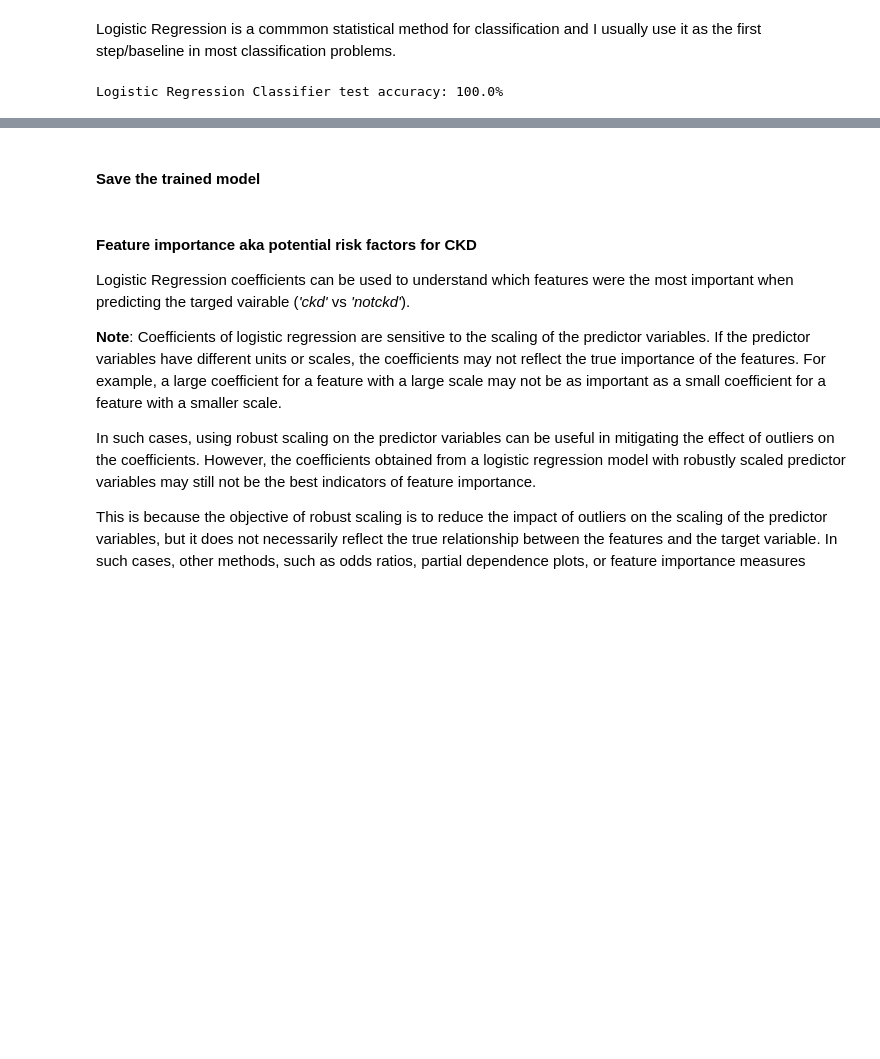
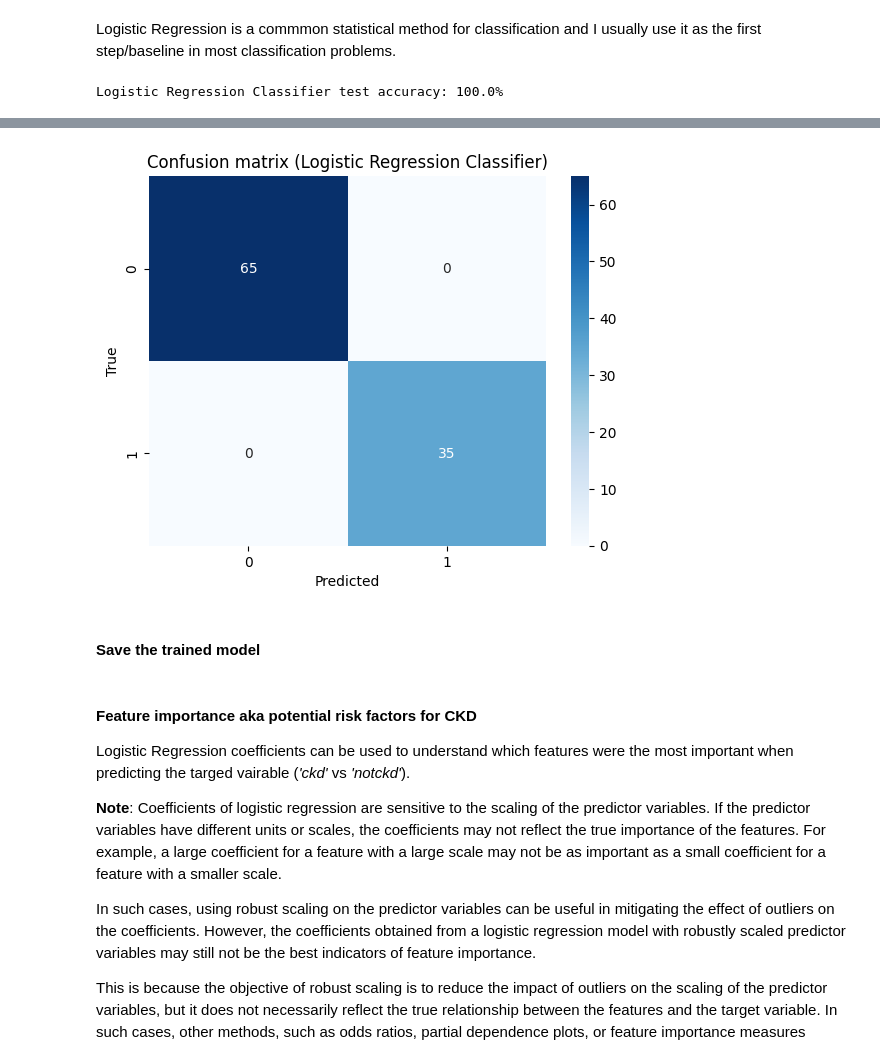
Before and after one commit to AniKhachatryan/ckd, a Jupyter notebook: code/CKD_AniKh_Wemanity.ipynb, the cells around one changed output, grey strips where cells are left out. Cells and saved outputs as stored; diff of their text form; code cells hidden in the pictures; blank space fills up the shorter version.

```diff
--- a/code/CKD_AniKh_Wemanity.ipynb
+++ b/code/CKD_AniKh_Wemanity.ipynb
@@ -501,7 +501,7 @@ lr_clf = LogisticRegression()
 lr_clf.fit(X_train, y_train)
 
 # predict on test data
-predictions = lr_clf.predict(X_test)
+y_pred_lr = lr_clf.predict(X_test)
 
 # score on test data
 score_lr = lr_clf.score(X_test, y_test)
@@ -515,3 +529,12 @@ However, since our dataset is very small, it might also be the case that the mod
+# %%
+# get the confusion matrix
+conf_mat_lr = confusion_matrix(y_test, y_pred_lr)
+
+# plot the confusion matrix
+s = sns.heatmap(conf_mat_lr, annot=True, fmt='g', cmap="Blues")
+_ = s.set(xlabel='Predicted', ylabel='True', title='Confusion matrix (Logistic Regression Classifier)')
+# %% [output]
+[figure, added]
 # %% [markdown]
 #### Save the trained model
 # %%
```
Also changed, not shown: parts of 38 cells of this notebook.
